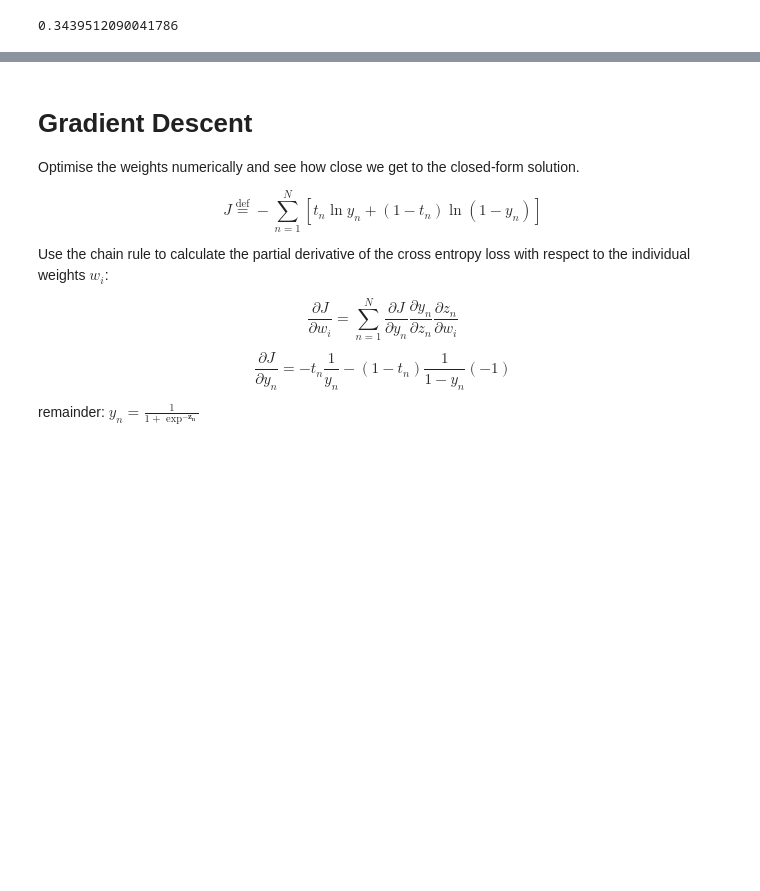
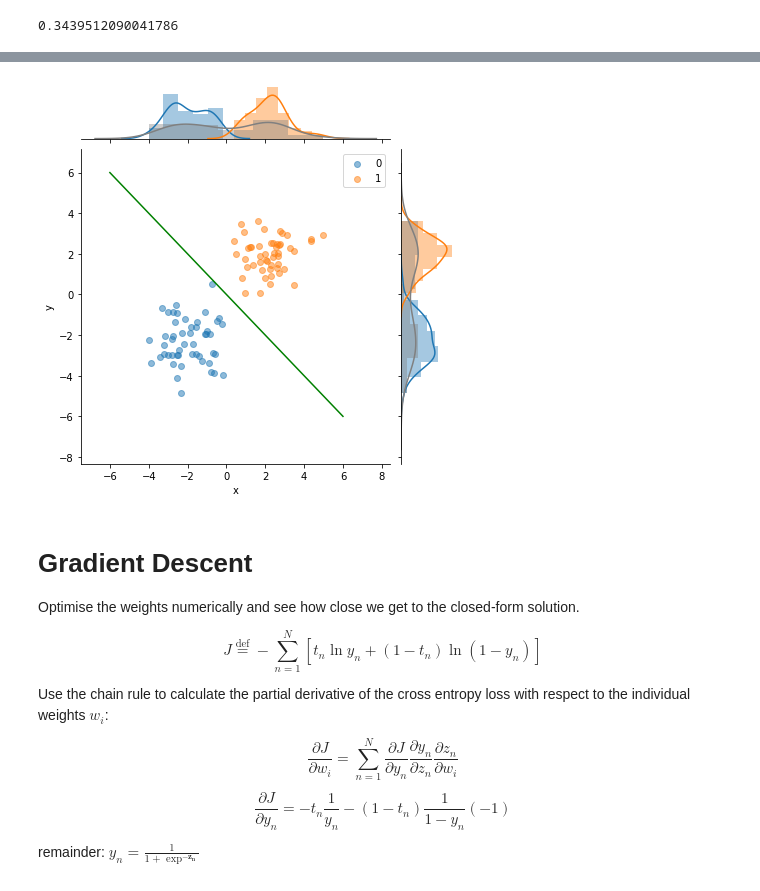
Before and after one commit to phonosync/fromscratch, a Jupyter notebook: logistic_regression/logistic_regression.ipynb, the cells around one changed output, grey strips where cells are left out. Cells and saved outputs as stored; diff of their text form; code cells hidden in the pictures; blank space fills up the shorter version.

Commit message:
moved matrix multiplication into separate folder added closed-form solution to logistic regression notebook the multivariate grid plot can now also add lines

```diff
--- a/logistic_regression/logistic_regression.ipynb
+++ b/logistic_regression/logistic_regression.ipynb
@@ -281,3 +296,9 @@ And compare with the result above from the randomly chosen weights!
+# %%
+x_line = np.linspace(-6, 6, 100)
+# %%
+multivariateGrid('x', 'y', 'class', df=df, line=np.array([x_line, -x_line]))
+# %% [output]
+[figure, added]
 # %% [markdown]
 # Gradient Descent
 Optimise the weights numerically and see how close we get to the closed-form solution.
```
Also changed, not shown: parts of 12 cells of this notebook, 4 other files.
